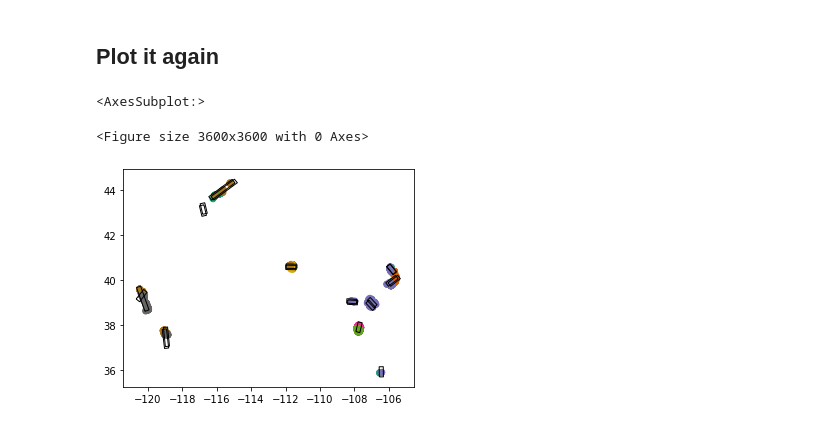
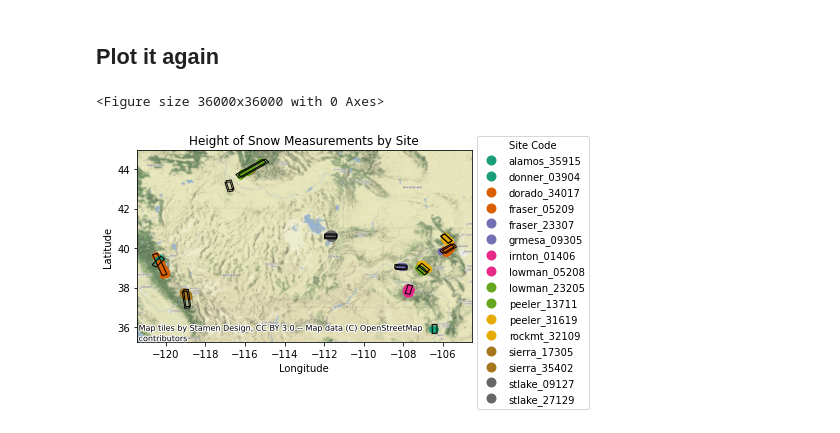
Before and after one commit to mcreelma/Snow_Probes, a Jupyter notebook: Community_Snow_Obs/CSO_Data_Reader.ipynb, the cells around one changed output. Drawn from its saved outputs; the diff is of its cells as text; code cells hidden in the pictures.

```diff
--- a/Community_Snow_Obs/CSO_Data_Reader.ipynb
+++ b/Community_Snow_Obs/CSO_Data_Reader.ipynb
@@ -24,5 +28,8 @@ df = gpd.read_file(data)
 gpd.io.file.fiona.drvsupport.supported_drivers['KML'] = 'rw'
 flight_bound = gpd.read_file(boundaries, driver='KML')
 
-flight_bound
+# Clean up the string a bit
+flight_bound['Name'] = flight_bound['Name'].str[0:-12]
+
+flight_bound['Name'][0]
 # %% [output]
@@ -112,0 +85,17 @@ df # Run a check of number of rows
+# %%
+# add a site column to the dataframe
+df["Site"] = np.nan
+# re-order dataframe
+df = df[['Site' , 'timestamp' , 'elevation' , 'depth'  , '_ms' , 'geometry' , 'source' , 'author' , 'id']]
+
+# clip to the boundaries
+df = gpd.clip(df , flight_bound) # clip the dataframe to the flight boundaries
+df # Run a check of number of rows
+
+# Assign a Site to each point
+for index, row in df.iterrows(): # for the indices and rows
+    point = row["geometry"] # pull the geometry to test
+    for num, ob in flight_bound.iterrows(): # for ever
+        if point.within(ob["geometry"]):
+            # print(ob["Name"])
+            df["Site"][index] = ob["Name"]  # set the site label at theindex to the flight boundary name
@@ -113,10 +111,26 @@ df # Run a check of number of rows
 # %% [markdown]
 ## Plot it again
-# %%
-fig = plt.figure(figsize=(50, 50))
-ax1 = df.plot(cmap = 'Dark2')
-flight_bound.plot(ax = ax1 , facecolor = 'none' , edgecolor = 'black')
-# %% [output]
-<AxesSubplot:>
-<Figure size 3600x3600 with 0 Axes>
-[figure, removed]
+# %%
+fig = plt.figure(figsize=(500, 500))
+# Plot the points
+ax1 = df.plot(column = 'Site' , # sorting by the site
+    cmap = 'Dark2', # set the colormap
+    legend = True, # Turn on the legend
+    legend_kwds={
+        'bbox_to_anchor': (1, 1.1) , # push the legend off the map
+        'title': 'Site Code' # Label the legend
+        },
+    )
+# Plot the boundaries
+flight_bound.plot(ax = ax1 ,
+    facecolor = 'none' , # empty polygons
+    edgecolor = 'black') # determine the edge color
+plt.title('Height of Snow Measurements by Site')
+plt.ylabel('Latitude')
+plt.xlabel('Longitude')
+
+# add the base map
+ctx.add_basemap(ax1, crs=df.crs)
+# %% [output]
+<Figure size 36000x36000 with 0 Axes>
+[figure, added]
```
Also changed, not shown: parts of 13 cells of this notebook.
